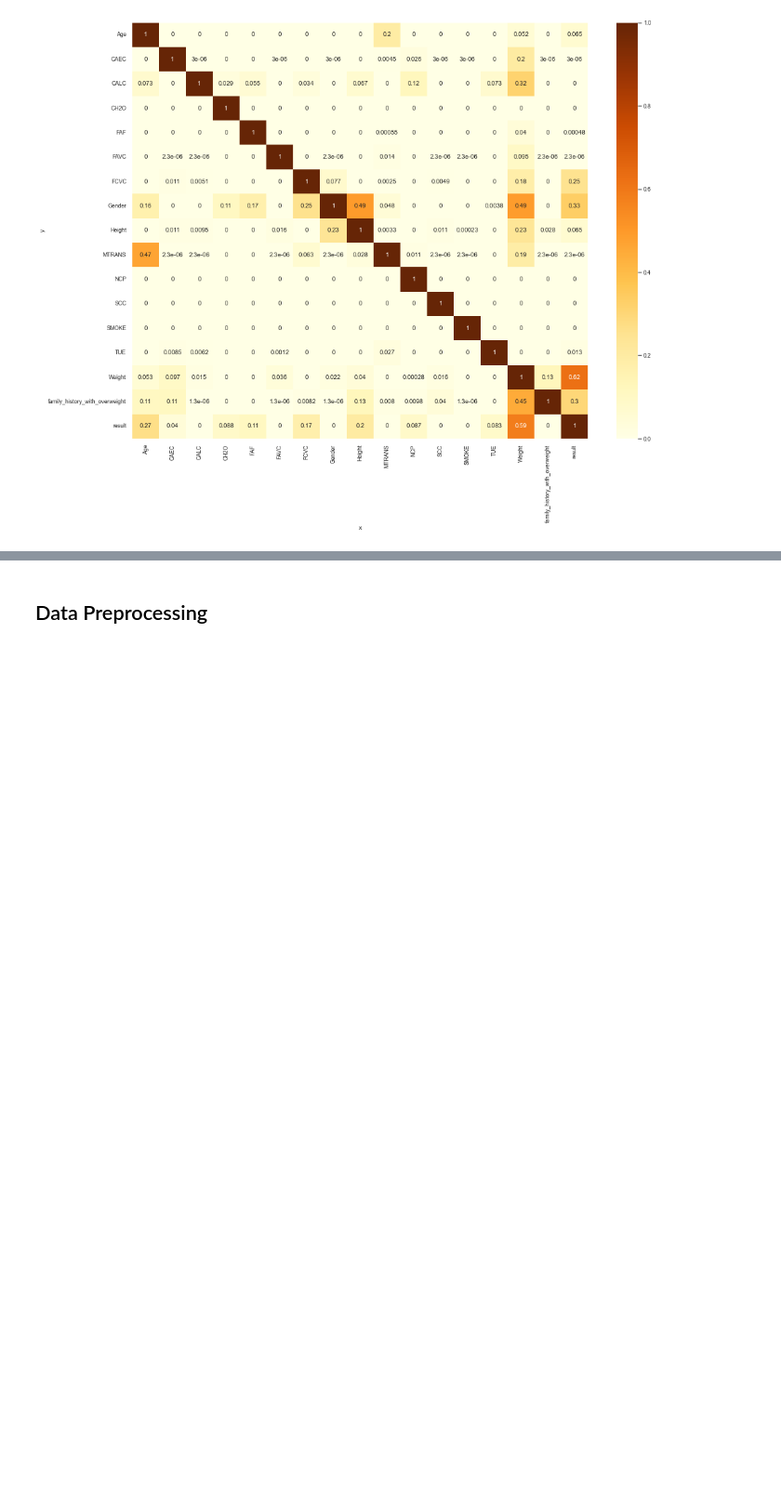
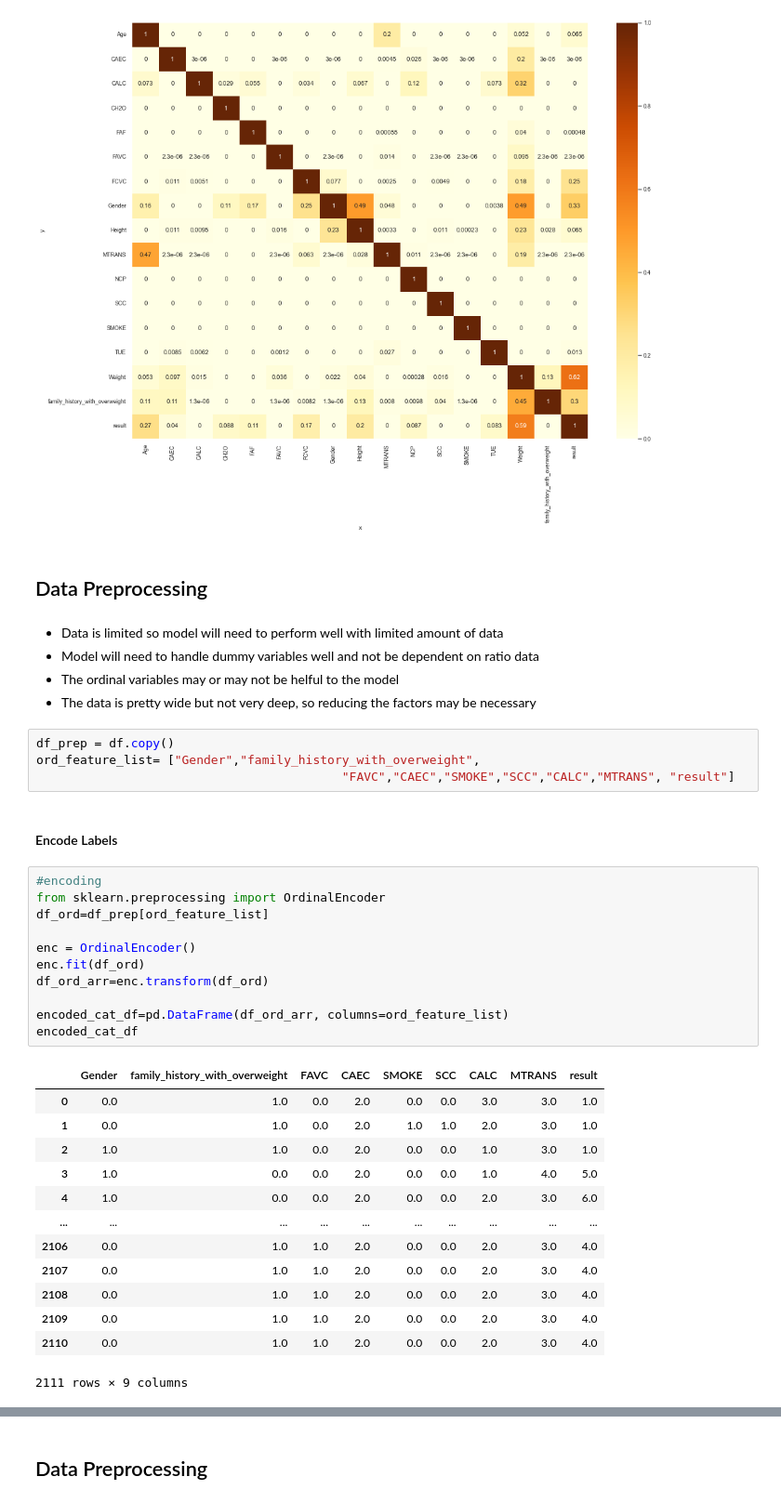
Before and after one commit to SanketAgwl/Obesity-Prediction-Data-Science, a Jupyter notebook: project.ipynb, the cells around one changed output, grey strips where cells are left out. Shown at 93% size. Saved outputs shown, nothing was run; the diff lists cells and outputs as text; blank space fills up the shorter version.

```diff
--- a/project.ipynb
+++ b/project.ipynb
@@ -414,3 +442,41 @@ sns.heatmap(matrix_df, annot=True, cmap = sns.color_palette("YlOrBr", as_cmap=Tr
 plt.show()
 # %% [output]
 [figure]
+# %% [markdown]
+## Data Preprocessing
+# %% [markdown]
+* Data is limited so model will need to perform well with limited amount of data
+* Model will need to handle dummy variables well and not be dependent on ratio data
+* The ordinal variables may or may not be helful to the model
+* The data is pretty wide but not very deep, so reducing the factors may be necessary
+# %%
+df_prep = df.copy()
+ord_feature_list= ["Gender","family_history_with_overweight",
+                                          "FAVC","CAEC","SMOKE","SCC","CALC","MTRANS", "result"]
+# %% [markdown]
+#### Encode Labels
+# %%
+#encoding
+from sklearn.preprocessing import OrdinalEncoder
+df_ord=df_prep[ord_feature_list]
+
+enc = OrdinalEncoder()
+enc.fit(df_ord)
+df_ord_arr=enc.transform(df_ord)
+
+encoded_cat_df=pd.DataFrame(df_ord_arr, columns=ord_feature_list)
+encoded_cat_df
+# %% [output]
+|  | Gender | family_history_with_overweight | FAVC | CAEC | SMOKE | SCC | CALC | MTRANS | result |
+| 0 | 0.0 | 1.0 | 0.0 | 2.0 | 0.0 | 0.0 | 3.0 | 3.0 | 1.0 |
+| 1 | 0.0 | 1.0 | 0.0 | 2.0 | 1.0 | 1.0 | 2.0 | 3.0 | 1.0 |
+| 2 | 1.0 | 1.0 | 0.0 | 2.0 | 0.0 | 0.0 | 1.0 | 3.0 | 1.0 |
+| 3 | 1.0 | 0.0 | 0.0 | 2.0 | 0.0 | 0.0 | 1.0 | 4.0 | 5.0 |
+| 4 | 1.0 | 0.0 | 0.0 | 2.0 | 0.0 | 0.0 | 2.0 | 3.0 | 6.0 |
+| ... | ... | ... | ... | ... | ... | ... | ... | ... | ... |
+| 2106 | 0.0 | 1.0 | 1.0 | 2.0 | 0.0 | 0.0 | 2.0 | 3.0 | 4.0 |
+| 2107 | 0.0 | 1.0 | 1.0 | 2.0 | 0.0 | 0.0 | 2.0 | 3.0 | 4.0 |
+| 2108 | 0.0 | 1.0 | 1.0 | 2.0 | 0.0 | 0.0 | 2.0 | 3.0 | 4.0 |
+| 2109 | 0.0 | 1.0 | 1.0 | 2.0 | 0.0 | 0.0 | 2.0 | 3.0 | 4.0 |
+| 2110 | 0.0 | 1.0 | 1.0 | 2.0 | 0.0 | 0.0 | 2.0 | 3.0 | 4.0 |
+2111 rows × 9 columns
```
Also changed, not shown: parts of 38 cells of this notebook.
